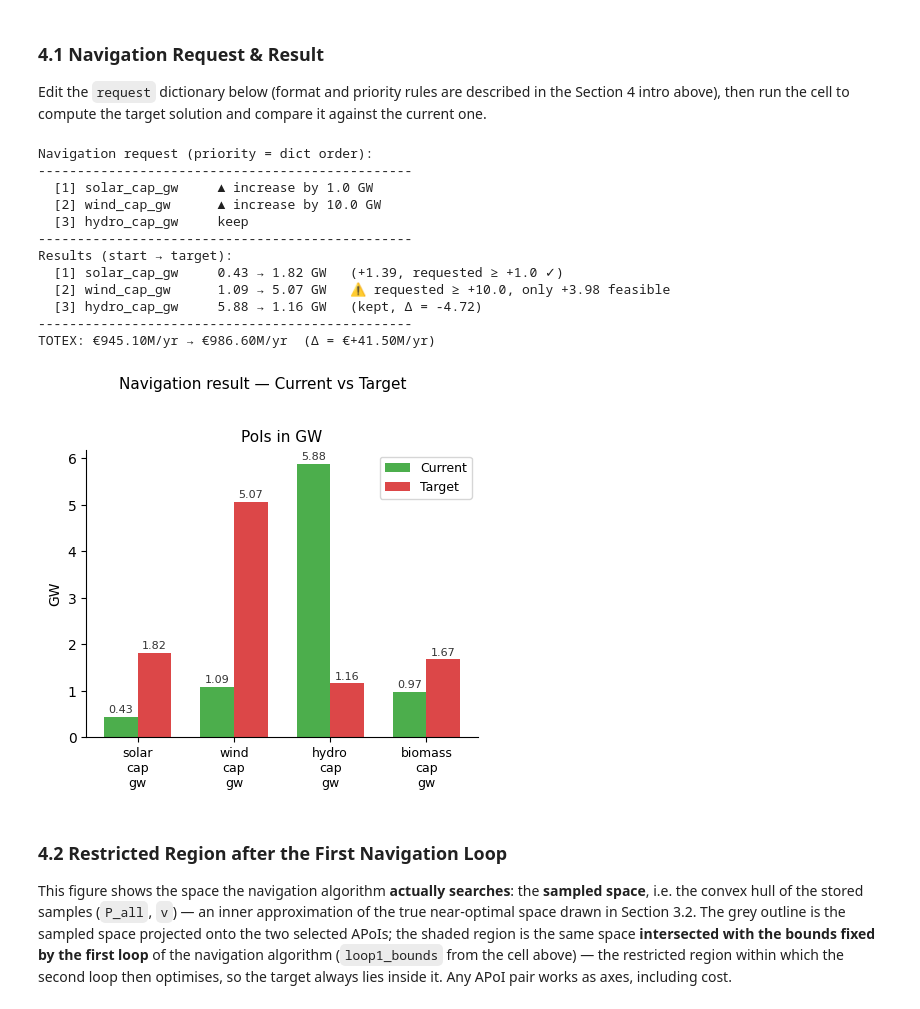
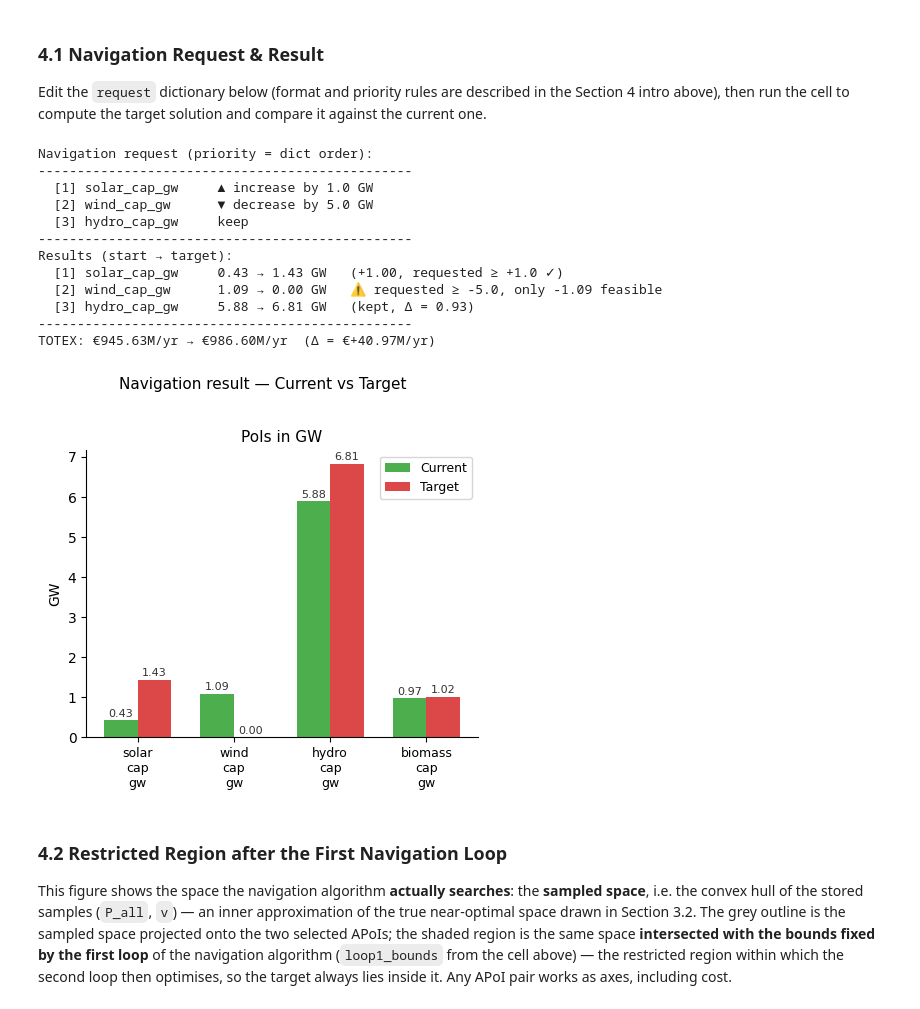
Before and after one commit to Alaa-Sleimi/pypsa-mga-explorer, a Jupyter notebook: mga_exploration.ipynb, the cells around one changed output. Cells and saved outputs as stored; diff of their text form; code cells hidden in the pictures.

```diff
--- a/mga_exploration.ipynb
+++ b/mga_exploration.ipynb
@@ -322,11 +322,12 @@ from mga_engine.preparation_state import run_preparation, check_state, load as l
 
 # ── USER CONFIGURATION ──────────────────────────────────────────
 preparation_state_path = "data/preparation_state.nc"
-rerun_preparation      = True   # set True after changing the network (Section 1), the PoIs (Section 2), or the sampling parameters
+rerun_preparation      = False   # set True after changing the network (Section 1), the PoIs (Section 2), or the sampling parameters
 n_vertices             = 30      # boundary (vertex) samples
 n_interior_levels      = 5       # number of epsilon levels for interior sampling
 n_samples_per_level    = 10      # interior samples per epsilon level
 epsilon_min            = 0.005   # smallest interior sampling level (suggested minimum: 0.005 — must be > 0 and < epsilon)
+seed                   = 42      # RNG seed for vertex sampling
 # ────────────────────────────────────────────────────────────────
 
 # Total samples = n_vertices + n_interior_levels * n_samples_per_level.
@@ -346,12 +347,12 @@ if rerun_preparation or not os.path.exists(preparation_state_path):
     P_all, v, Gamma, solutions, p_star, poi_names = run_preparation(
         build_network, make_specs, epsilon=epsilon, n_vertices=n_vertices,
         n_interior_levels=n_interior_levels, n_samples_per_level=n_samples_per_level,
-        epsilon_min=epsilon_min)
+        epsilon_min=epsilon_min, seed=seed)
 else:
     # Load the saved state, refusing one built for a different setup.
     state = load_state(preparation_state_path)
 
-    status, message = check_state(state, network, poi_definitions, epsilon)
+    status, message = check_state(state, network, poi_definitions, epsilon,requested_seed=seed)
     if status == "MISMATCH":
         raise RuntimeError(message)
     if status == "UNVERIFIED":
@@ -626,7 +621,7 @@ current_solution = dict(zip(poi_names, p_s))
 
 request = {
     "solar_cap_gw": ("increase", 1.0),
-    "wind_cap_gw":  ("increase", 10),
+    "wind_cap_gw":  ("decrease", 5.0),
     "hydro_cap_gw": ("keep",     0.0),
     # biomass_cap_gw omitted -> left unconstrained (settled by the final min-cost solve)
 }
@@ -735,39 +730,39 @@ if len(unique_units) == 1:
 for ax, unit in zip(axes, unique_units):
     grp = [n for n in poi_names if poi_units.get(n, "") == unit]
     x = np.arange(len(grp)); width = 0.35
     cur = [current_solution[n] for n in grp]
     tgt = [target_solution[n]  for n in grp]
     b1 = ax.bar(x - width/2, cur, width, label="Current", color="#2CA02C", alpha=0.85)
     b2 = ax.bar(x + width/2, tgt, width, label="Target",  color="#D62728", alpha=0.85)
     ax.set_xticks(x)
     ax.set_xticklabels([n.replace("_", "\n") for n in grp], fontsize=9)
     ax.set_ylabel(unit, fontsize=10)
     ax.set_title(f"PoIs in {unit}", fontsize=11)
     ax.spines[["top", "right"]].set_visible(False)
     for bars in (b1, b2):
         for bar in bars:
             ax.text(bar.get_x() + bar.get_width()/2, bar.get_height() + 0.05,
                     f"{bar.get_height():.2f}", ha="center", va="bottom",
                     fontsize=8, color="#333")
     ax.legend(fontsize=9)
 
 plt.suptitle("Navigation result — Current vs Target", fontsize=11, y=1.02)
 plt.tight_layout()
 plt.show()
 # %% [output]
 Navigation request (priority = dict order):
 ------------------------------------------------
   [1] solar_cap_gw     ▲ increase by 1.0 GW
-  [2] wind_cap_gw      ▲ increase by 10.0 GW
+  [2] wind_cap_gw      ▼ decrease by 5.0 GW
   [3] hydro_cap_gw     keep
 ------------------------------------------------
 Results (start → target):
-  [1] solar_cap_gw     0.43 → 1.82 GW   (+1.39, requested ≥ +1.0 ✓)
-  [2] wind_cap_gw      1.09 → 5.07 GW   ⚠ requested ≥ +10.0, only +3.98 feasible
-  [3] hydro_cap_gw     5.88 → 1.16 GW   (kept, Δ = -4.72)
+  [1] solar_cap_gw     0.43 → 1.43 GW   (+1.00, requested ≥ +1.0 ✓)
+  [2] wind_cap_gw      1.09 → 0.00 GW   ⚠ requested ≥ -5.0, only -1.09 feasible
+  [3] hydro_cap_gw     5.88 → 6.81 GW   (kept, Δ = 0.93)
 ------------------------------------------------
-TOTEX: €945.10M/yr → €986.60M/yr  (Δ = €+41.50M/yr)
+TOTEX: €945.63M/yr → €986.60M/yr  (Δ = €+40.97M/yr)
-[figure, old version]
+[figure, new version]
 # %% [markdown]
 ### 4.2 Restricted Region after the First Navigation Loop
 
```
Also changed, not shown: parts of 4 cells of this notebook, 4 other files.
